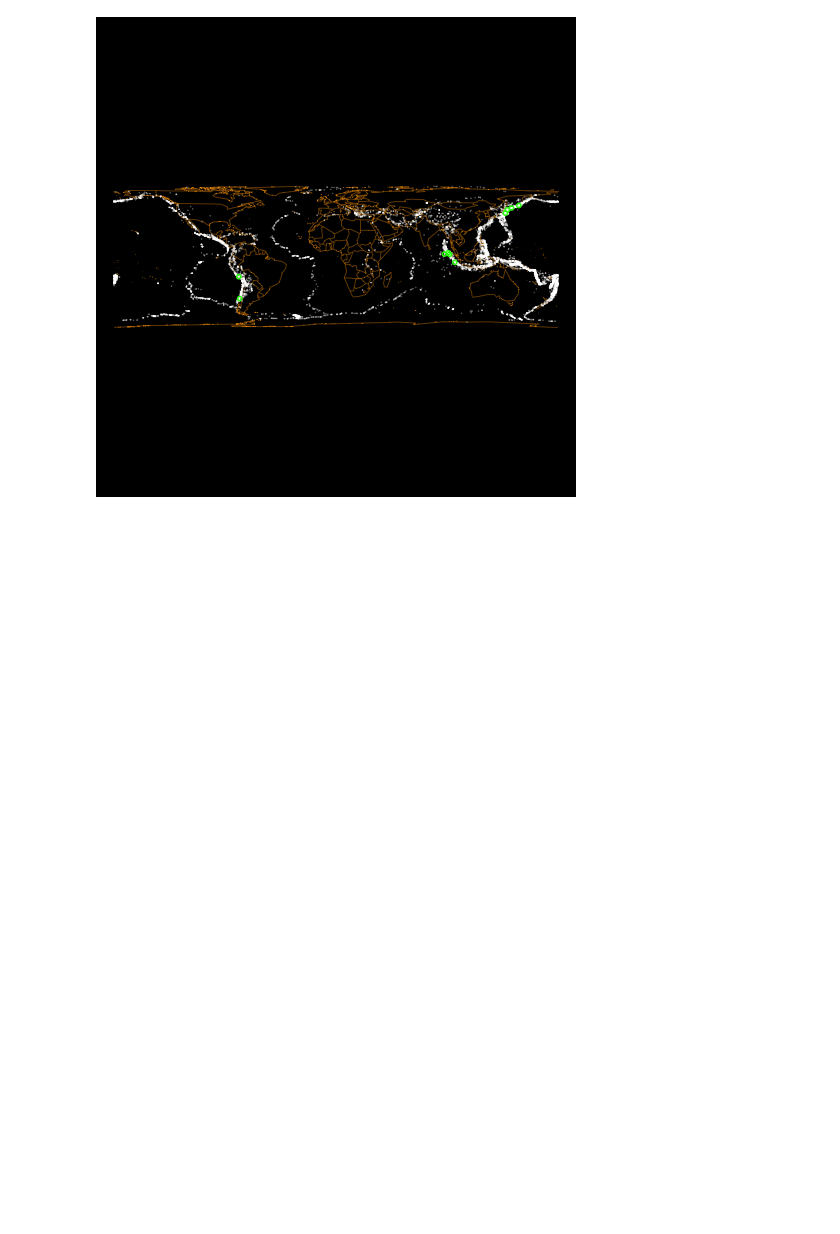
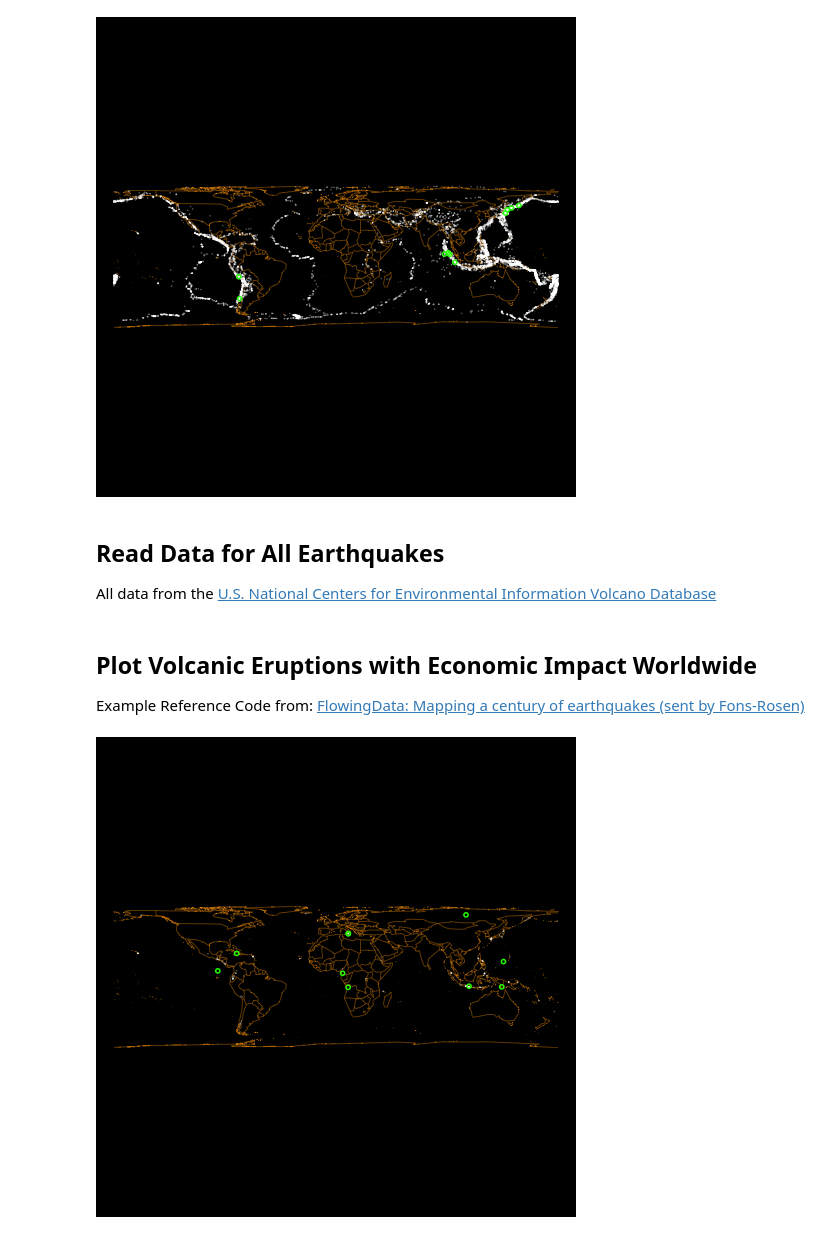
Before and after one commit to feliuserra/Luminosity, a Jupyter notebook: earthquakes.ipynb, the cells around one changed output. Cells and saved outputs as stored; diff of their text form; code cells hidden in the pictures; blank space fills up the shorter version.

Commit message:
Add Eruptions

```diff
--- a/earthquakes.ipynb
+++ b/earthquakes.ipynb
@@ -72,3 +54,32 @@ majorpts <- mapproject(quakes.o$longitude[1:10], quakes.o$latitude[1:10])
 symbols(majorpts, circles=rep(0.03, 10), add=TRUE, inches=FALSE, fg="green", lwd=2)
 # %% [output]
 [figure]
+# %% [markdown]
+## Read Data for All Earthquakes
+All data from the [U.S. National Centers for Environmental Information Volcano Database](https://ngdc.noaa.gov/nndc/servlet/ShowDatasets?dataset=102557&search_look=50&display_look=50)
+# %%
+eruptions = pd.read_csv('data/significant_eruptions.tsv', sep = '\t')
+# {'shape': eruptions.shape, 'columns': list(eruptions.columns)}
+# %% [markdown]
+## Plot Volcanic Eruptions with Economic Impact Worldwide
+Example Reference Code from: [FlowingData: Mapping a century of earthquakes (sent by Fons-Rosen)](http://flowingdata.com/2014/04/15/mapping-a-century-of-earthquakes/)
+# %%
+%%R -i eruptions
+
+library(maps)
+library(mapproj)
+
+# Draw map
+par(mar=c(0,0,0,0))
+map("world", col="orange", bg="#000000", fill=FALSE, interior=TRUE, lwd=0.5, projection="cylequalarea", par=0, wrap=TRUE)
+
+# Add points
+ptsproj <- mapproject(eruptions$Longitude, eruptions$Latitude)
+points(ptsproj, pch=20, cex=0.15, col="#ffffff40")
+
+# Circle the highest economic damage eruptions
+eruptions.o <- eruptions[order(eruptions$TOTAL_DAMAGE_MILLIONS_DOLLARS, decreasing=TRUE),]
+majorpts <- mapproject(eruptions$Longitude[1:10], eruptions.o$Latitude[1:10])
+symbols(majorpts, circles=rep(0.03, 10), add=TRUE, inches=FALSE, fg="green", lwd=2)
+# %% [output]
+[figure, added]
```
Also changed, not shown: parts of 2 cells of this notebook, 1 other file.
